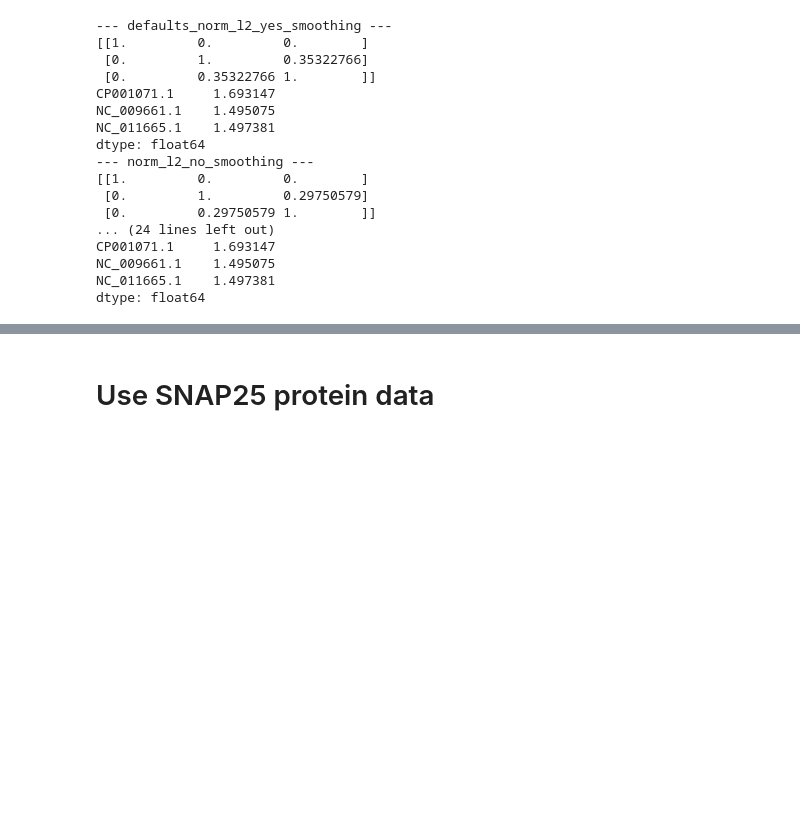
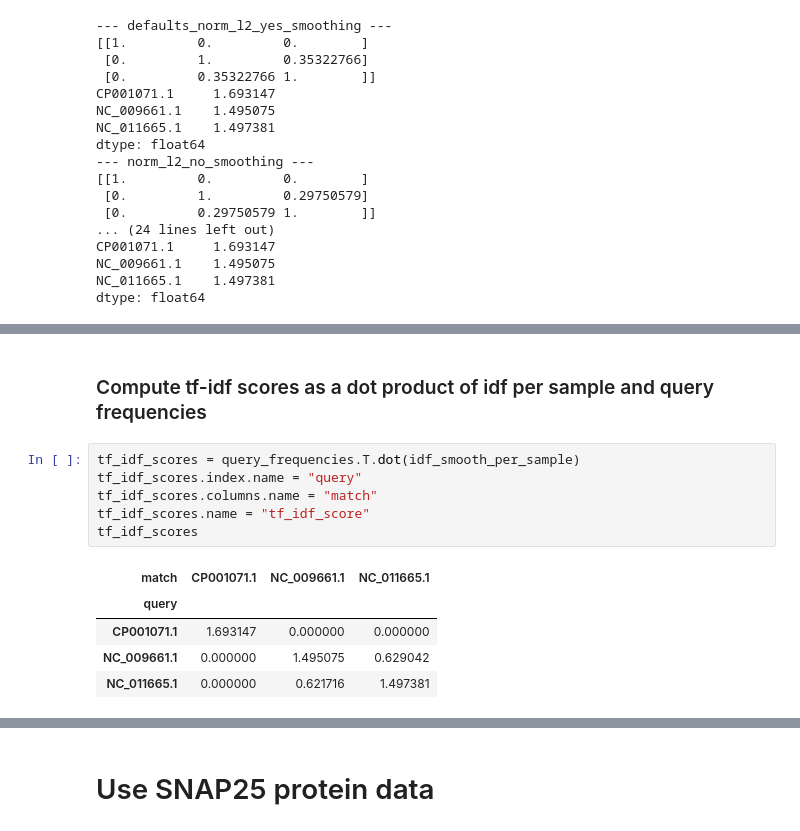
Before and after one commit to seanome/2024-sourmash-branchwater-tf-idf, a Jupyter notebook: notebooks/01-prob_overlap_and_tf-idf.ipynb, the cells around one changed output, grey strips where cells are left out. Saved outputs shown, nothing was run; the diff lists cells and outputs as text; blank space fills up the shorter version.

```diff
--- a/notebooks/01-prob_overlap_and_tf-idf.ipynb
+++ b/notebooks/01-prob_overlap_and_tf-idf.ipynb
@@ -515,0 +539,14 @@ dtype: float64
+# %% [markdown]
+### Compute tf-idf scores as a dot product of idf per sample and query frequencies
+# %%
+tf_idf_scores = query_frequencies.T.dot(idf_smooth_per_sample)
+tf_idf_scores.index.name = "query"
+tf_idf_scores.columns.name = "match"
+tf_idf_scores.name = "tf_idf_score"
+tf_idf_scores
+# %% [output]
+| match | CP001071.1 | NC_009661.1 | NC_011665.1 |
+| query |  |  |  |
+| CP001071.1 | 1.693147 | 0.000000 | 0.000000 |
+| NC_009661.1 | 0.000000 | 1.495075 | 0.629042 |
+| NC_011665.1 | 0.000000 | 0.621716 | 1.497381 |
```
Also changed, not shown: parts of 9 cells of this notebook.
